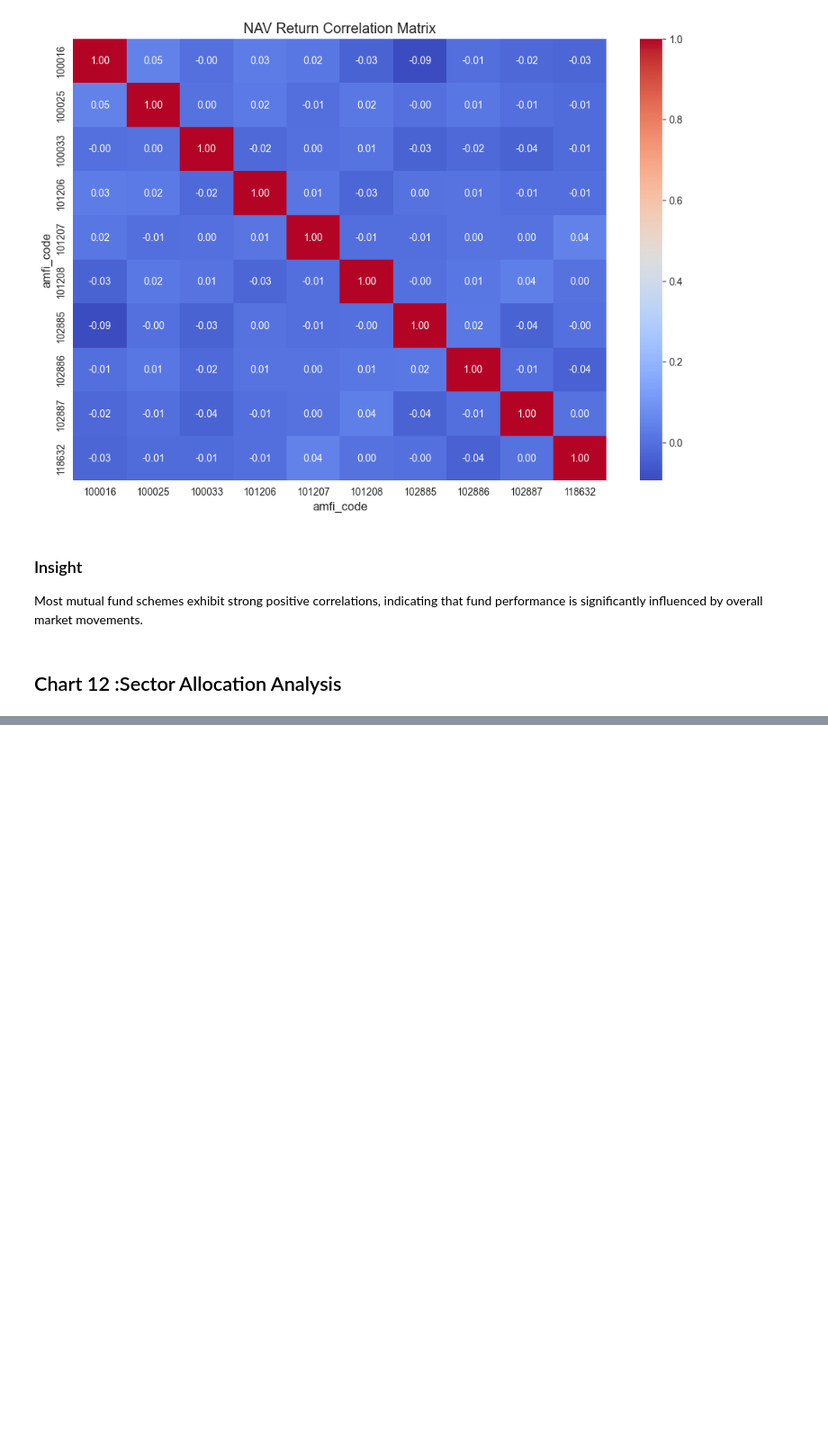
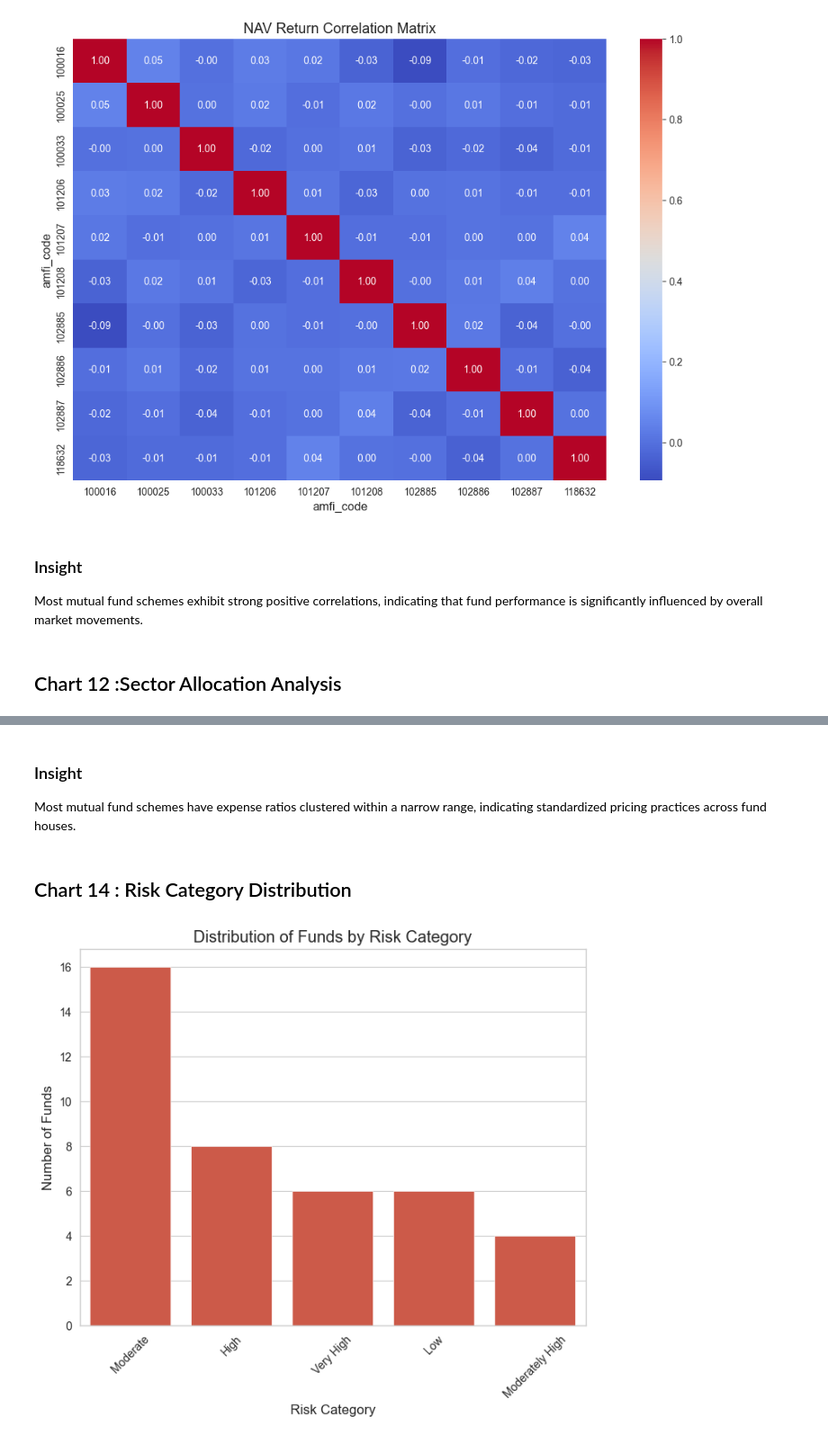
Before and after one commit to Sarthak-1229/Bluestock, a Jupyter notebook: notebooks/EDA_Analysis.ipynb, the cells around one changed output, grey strips where cells are left out. Shown at 90% size. Saved outputs shown, nothing was run; the diff lists cells and outputs as text; code cells hidden in the pictures; blank space fills up the shorter version.

```diff
--- a/notebooks/EDA_Analysis.ipynb
+++ b/notebooks/EDA_Analysis.ipynb
@@ -389,0 +418,29 @@ fig.show()
+# %% [markdown]
+### Insight
+
+Most mutual fund schemes have expense ratios clustered within a narrow range, indicating standardized pricing practices across fund houses.
+# %% [markdown]
+## Chart 14 : Risk Category Distribution
+# %%
+plt.figure(figsize=(8,6))
+
+sns.countplot(
+    data=fund_master,
+    x="risk_category",
+    order=fund_master["risk_category"].value_counts().index
+)
+
+plt.title("Distribution of Funds by Risk Category")
+plt.xlabel("Risk Category")
+plt.ylabel("Number of Funds")
+
+plt.xticks(rotation=45)
+
+plt.savefig(
+    "../reports/risk_category_distribution.png",
+    bbox_inches="tight"
+)
+
+plt.show()
+# %% [output]
+[figure, added]
```
Also changed, not shown: parts of 10 cells of this notebook, 2 other files.
